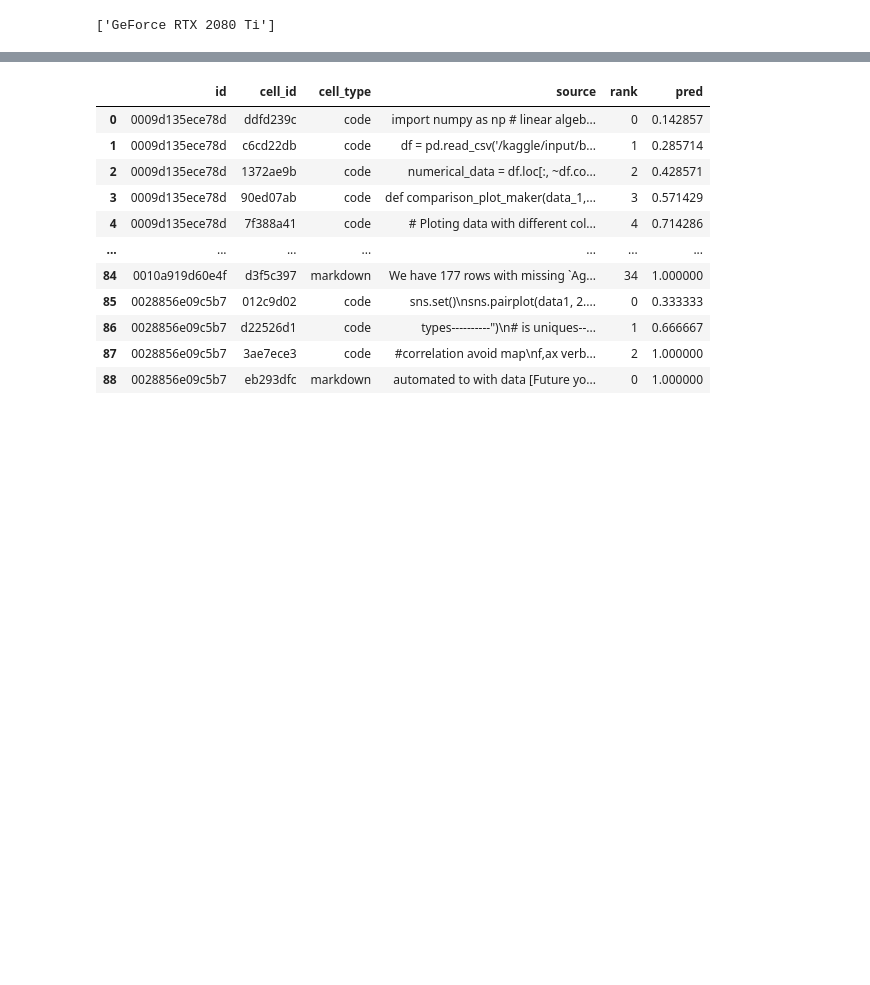
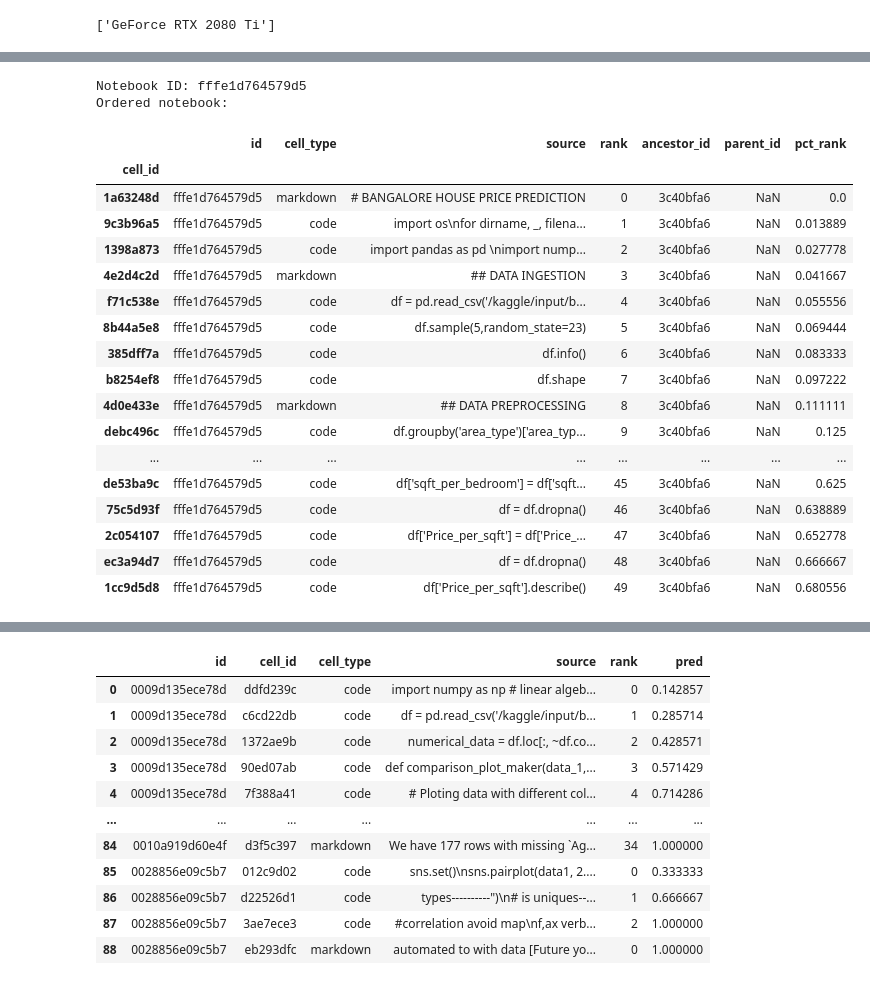
Before and after one commit to guitarmind/ai4code-baseline, a Jupyter notebook: code/eda.ipynb, the cells around one changed output, grey strips where cells are left out. Saved outputs shown, nothing was run; the diff lists cells and outputs as text; code cells hidden in the pictures; blank space fills up the shorter version.

```diff
--- a/code/eda.ipynb
+++ b/code/eda.ipynb
@@ -64,3 +70,37 @@ df.head()
+# %%
+# Get an example notebook
+# nb_id = df.index.unique('id')[6]
+nb_id = "fffe1d764579d5"
+print('Notebook ID:', nb_id)
+
+nb = df[df["id"] == nb_id]
+nb = nb.set_index("cell_id")
+
+cell_order = df_orders[nb_id]
+
+print("Ordered notebook:")
+nb.loc[cell_order, :].head(50)
+# %% [output]
+Notebook ID: fffe1d764579d5
+Ordered notebook:
+|  | id | cell_type | source | rank | ancestor_id | parent_id | pct_rank |
+| cell_id |  |  |  |  |  |  |  |
+| 1a63248d | fffe1d764579d5 | markdown | # BANGALORE HOUSE PRICE PREDICTION | 0 | 3c40bfa6 | NaN | 0.0 |
+| 9c3b96a5 | fffe1d764579d5 | code | import os\nfor dirname, _, filena... | 1 | 3c40bfa6 | NaN | 0.013889 |
+| 1398a873 | fffe1d764579d5 | code | import pandas as pd \nimport nump... | 2 | 3c40bfa6 | NaN | 0.027778 |
+| 4e2d4c2d | fffe1d764579d5 | markdown | ## DATA INGESTION | 3 | 3c40bfa6 | NaN | 0.041667 |
+| f71c538e | fffe1d764579d5 | code | df = pd.read_csv('/kaggle/input/b... | 4 | 3c40bfa6 | NaN | 0.055556 |
+| 8b44a5e8 | fffe1d764579d5 | code | df.sample(5,random_state=23) | 5 | 3c40bfa6 | NaN | 0.069444 |
+| 385dff7a | fffe1d764579d5 | code | df.info() | 6 | 3c40bfa6 | NaN | 0.083333 |
+| b8254ef8 | fffe1d764579d5 | code | df.shape | 7 | 3c40bfa6 | NaN | 0.097222 |
+| 4d0e433e | fffe1d764579d5 | markdown | ## DATA PREPROCESSING | 8 | 3c40bfa6 | NaN | 0.111111 |
+| debc496c | fffe1d764579d5 | code | df.groupby('area_type')['area_typ... | 9 | 3c40bfa6 | NaN | 0.125 |
+| ... | ... | ... | ... | ... | ... | ... | ... |
+| de53ba9c | fffe1d764579d5 | code | df['sqft_per_bedroom'] = df['sqft... | 45 | 3c40bfa6 | NaN | 0.625 |
+| 75c5d93f | fffe1d764579d5 | code | df = df.dropna() | 46 | 3c40bfa6 | NaN | 0.638889 |
+| 2c054107 | fffe1d764579d5 | code | df['Price_per_sqft'] = df['Price_... | 47 | 3c40bfa6 | NaN | 0.652778 |
+| ec3a94d7 | fffe1d764579d5 | code | df = df.dropna() | 48 | 3c40bfa6 | NaN | 0.666667 |
+| 1cc9d5d8 | fffe1d764579d5 | code | df['Price_per_sqft'].describe() | 49 | 3c40bfa6 | NaN | 0.680556 |
 # %%
 def get_ranks(base, derived):
     return [base.index(d) for d in derived]
```
Also changed, not shown: parts of 3 cells of this notebook, 1 other file.
